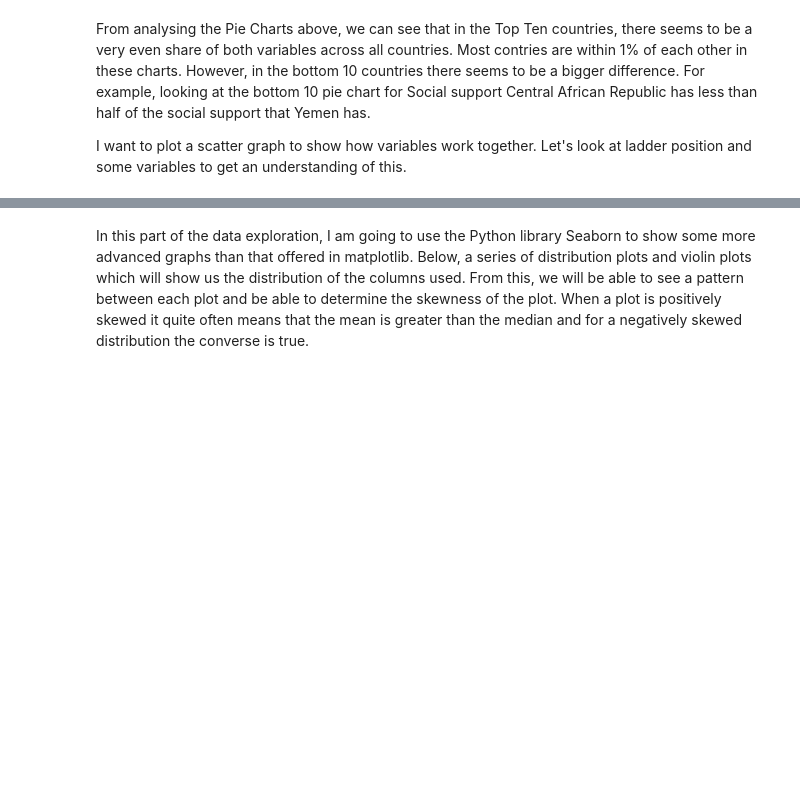
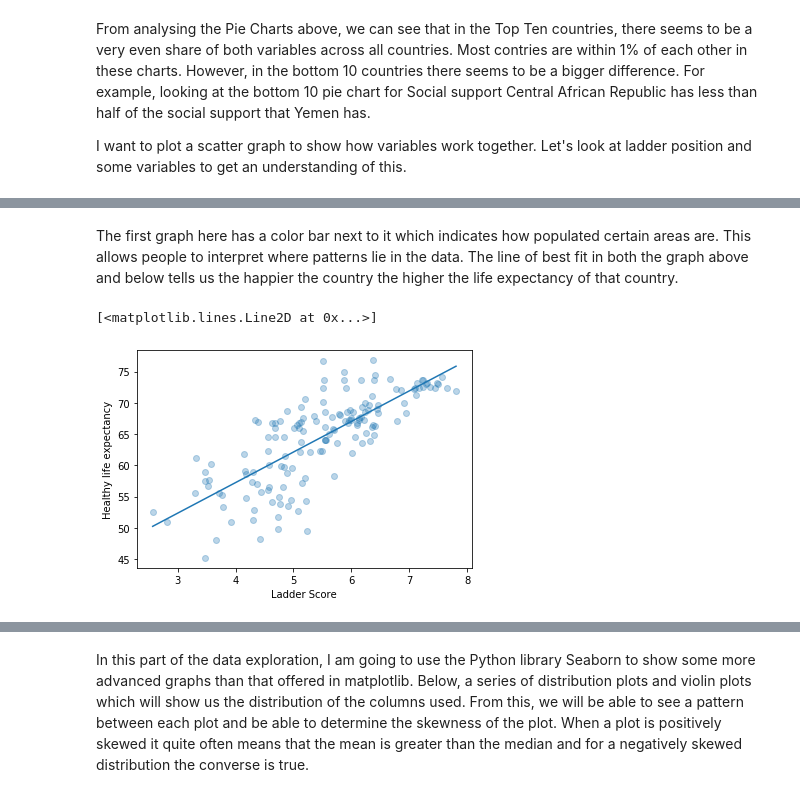
Before and after one commit to ax18031/ax18031_EMATM0048, a Jupyter notebook: Part3_folder/PART3.ipynb, the cells around one changed output, grey strips where cells are left out. Drawn from its saved outputs; the diff is of its cells as text; code cells hidden in the pictures; blank space fills up the shorter version.

```diff
--- a/Part3_folder/PART3.ipynb
+++ b/Part3_folder/PART3.ipynb
@@ -323,0 +336,13 @@ I want to plot a scatter graph to show how variables work together. Let's look a
+# %% [markdown]
+The first graph here has a color bar next to it which indicates how populated certain areas are. This allows people to interpret where patterns lie in the data. The line of best fit in both the graph above and below tells us the happier the country the higher the life expectancy of that country.
+# %%
+x = df['Ladder score']
+y = df['Healthy life expectancy']
+plt.ylabel('Healthy life expectancy')
+plt.xlabel('Ladder Score')
+plt.scatter(x,y,alpha=0.3,cmap='viridis')
+m,b = np.polyfit(x,y,1)
+plt.plot(x, m*x + b)
+# %% [output]
+[<matplotlib.lines.Line2D at 0x...>]
+[figure, added]
```
Also changed, not shown: parts of 12 cells of this notebook.
